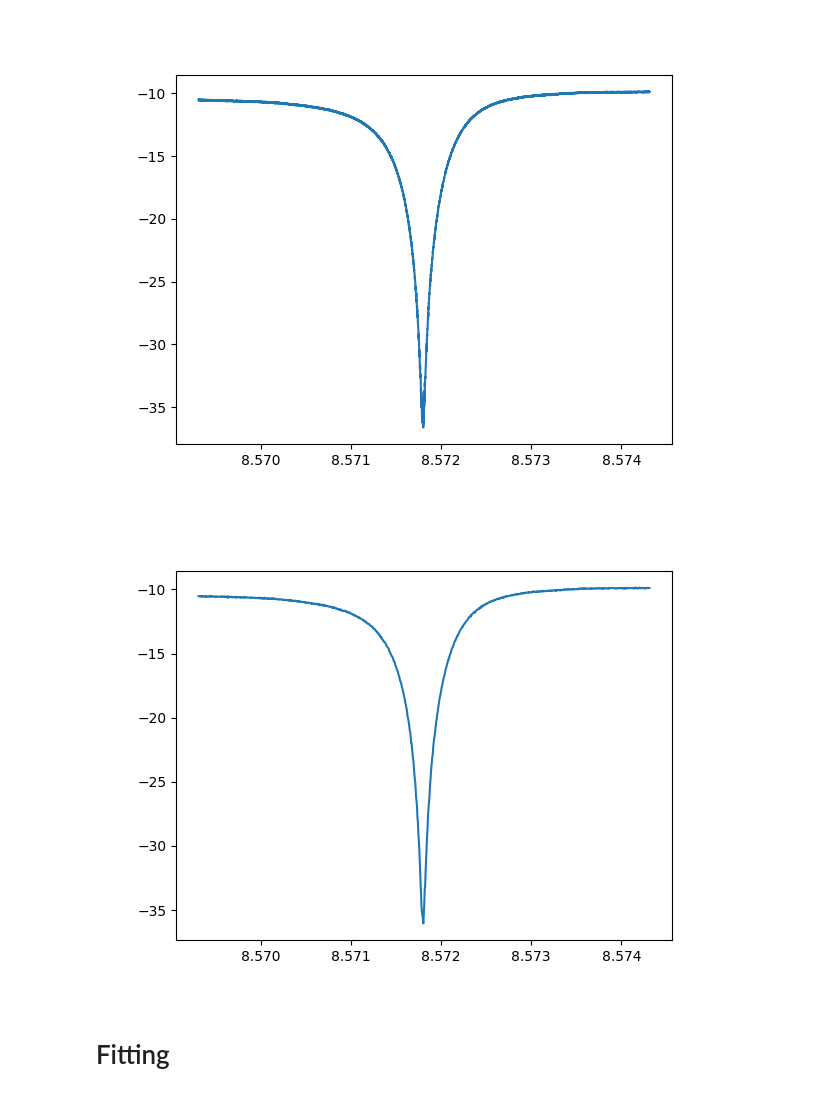
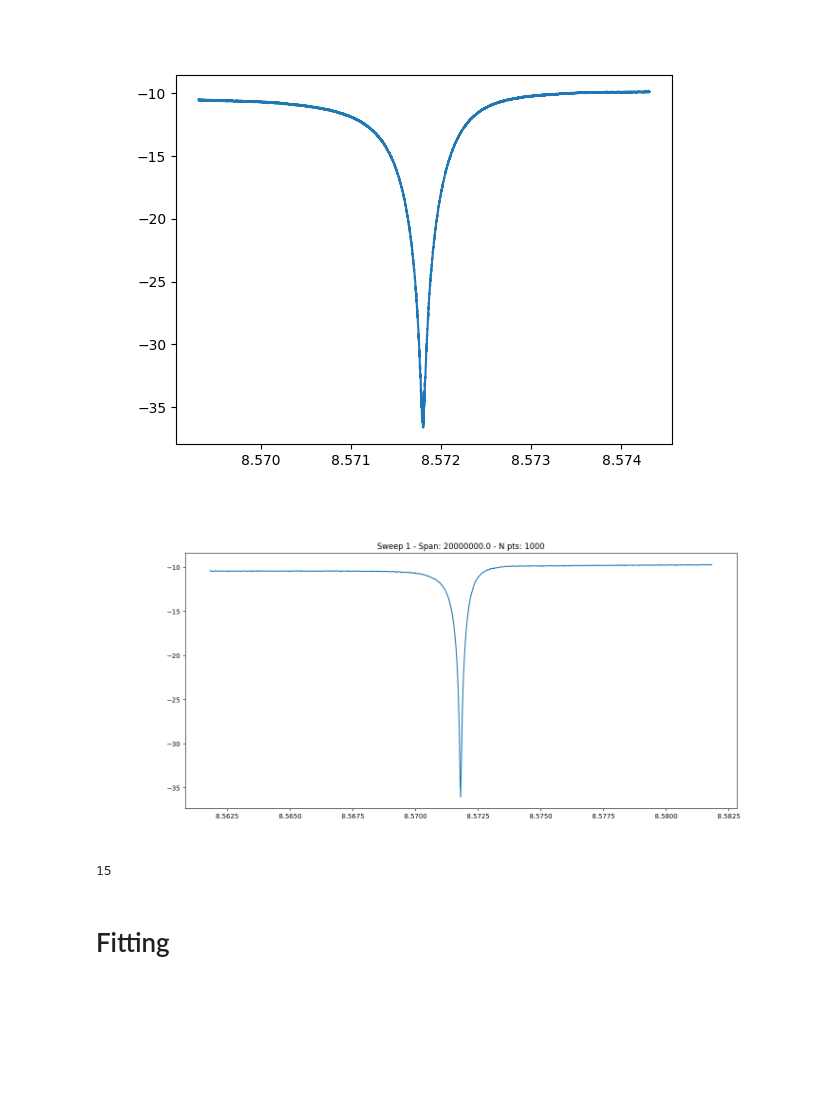
Before and after one commit to biqute/QTLab2324, a Jupyter notebook: PAandQubit/Instruments/network/VNA/2024-04-18-resonator.ipynb, the cells around one changed output. Saved outputs shown, nothing was run; the diff lists cells and outputs as text; code cells hidden in the pictures; blank space fills up the shorter version.

```diff
--- a/PAandQubit/Instruments/network/VNA/2024-04-18-resonator.ipynb
+++ b/PAandQubit/Instruments/network/VNA/2024-04-18-resonator.ipynb
@@ -106,26 +111,46 @@ plt.plot(f, amp)
 plt.show()
 # %% [output]
 [figure]
-# %%
-I_mean = np.array([])
-Q_mean = np.array([])
-f_mean = np.array([])
-
-
-# potenza inviata = -15 dmb
-
-
-saved_sweep = vna.r_hdf_data(hdf5_file, 'NA_S21', 20)
-# print(saved_sweep)
-I, a, Q, b, f = saved_sweep.values()
-
-
-amp = 10*np.log10(I**2 + Q**2) # amplitude
-
-plt.clf()
-plt.plot(f, amp)
-plt.show()
-# %% [output]
-[figure, removed]
+# %%
+sweep = 0
+
+saved_sweep = vna.r_hdf_data(hdf5_file, 'NA_S21', sweep)
+I, a, Q, b, f = saved_sweep.values()
+amp = np.array(10*np.log10(I**2 + Q**2))
+fig = plt.subplots(figsize = (15,7))[0]
+plt.clf()
+plt.title(f'Sweep {sweep+1} - Span: {b} - N pts: {a}')
+plt.plot(f, amp)
+plt.show()
+
+def on_key(event):
+    global sweep
+    global new_data
+    if event.key == 'right':
+        sweep += 1
+    elif event.key == 'left':
+        sweep -= 1
+
+    # if (sweep+1) > len(fetched_data):
+    #     sweep = 0
+    # elif sweep == -1:
+    #     sweep = len(fetched_data)-1
+
+    saved_sweep = vna.r_hdf_data(hdf5_file, 'NA_S21', sweep)
+    I, a, Q, b, f = saved_sweep.values()
+    amp = np.array(10*np.log10(I**2 + Q**2))
+
+    # clear frame
+    plt.clf()
+    plt.title(f'Sweep {sweep+1} - Span: {b} - N pts: {a}')
+    plt.grid()
+    plt.plot(f, amp)
+    # plt.scatter(x[idx],y[idx], color = 'orange')
+    plt.draw() # redraw
+
+fig.canvas.mpl_connect('key_press_event',on_key)
+# %% [output]
+[figure, added]
+15
 # %% [markdown]
 # Fitting
```
Also changed, not shown: parts of 3 cells of this notebook, 3 other files.
